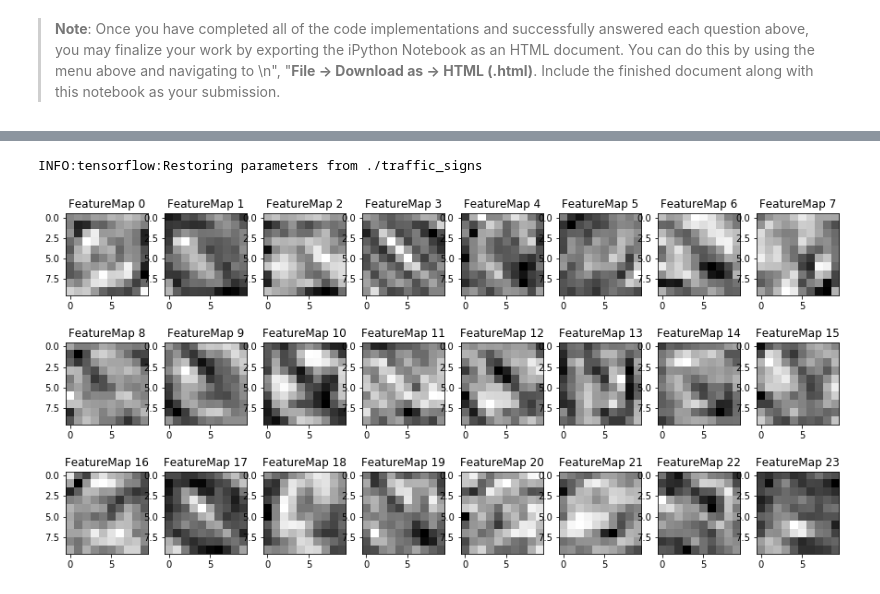
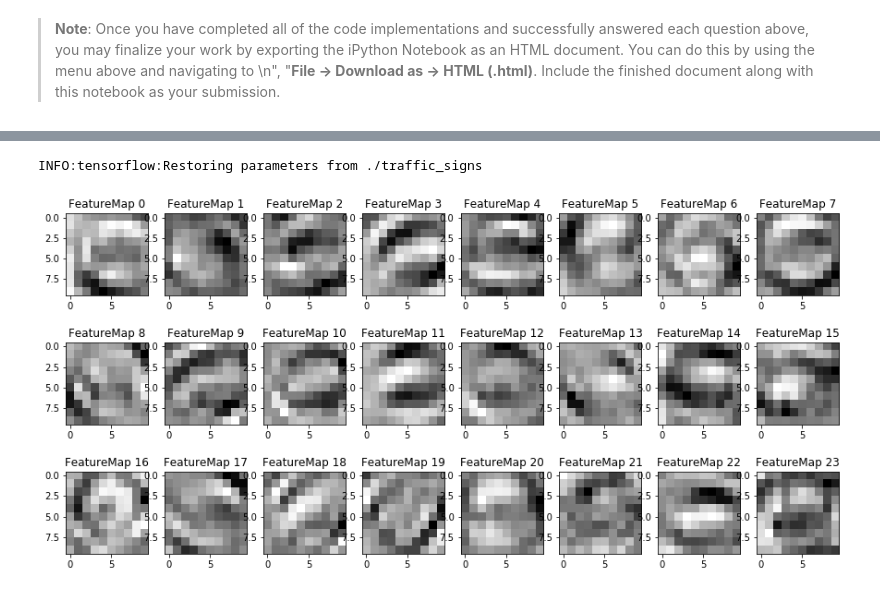
Before and after one commit to greenfield932/CarND-Traffic-Sign-Classifier-Project, a Jupyter notebook: Traffic_Sign_Classifier.ipynb, the cells around one changed output, grey strips where cells are left out. Drawn from its saved outputs; the diff is of its cells as text; code cells hidden in the pictures.

```diff
--- a/Traffic_Sign_Classifier.ipynb
+++ b/Traffic_Sign_Classifier.ipynb
@@ -958,5 +959,5 @@ INFO:tensorflow:Restoring parameters from ./traffic_signs
 # %%
-outputFeatureMap(X_test_norm[idx].reshape(1,32,32,1), layers[3])
+outputFeatureMap(X_test_norm[0].reshape(1,32,32,1), layers[3])
 # %% [output]
 INFO:tensorflow:Restoring parameters from ./traffic_signs
-[figure, old version]
+[figure, new version]
```
Also changed, not shown: parts of 12 cells of this notebook, 23 other files.
